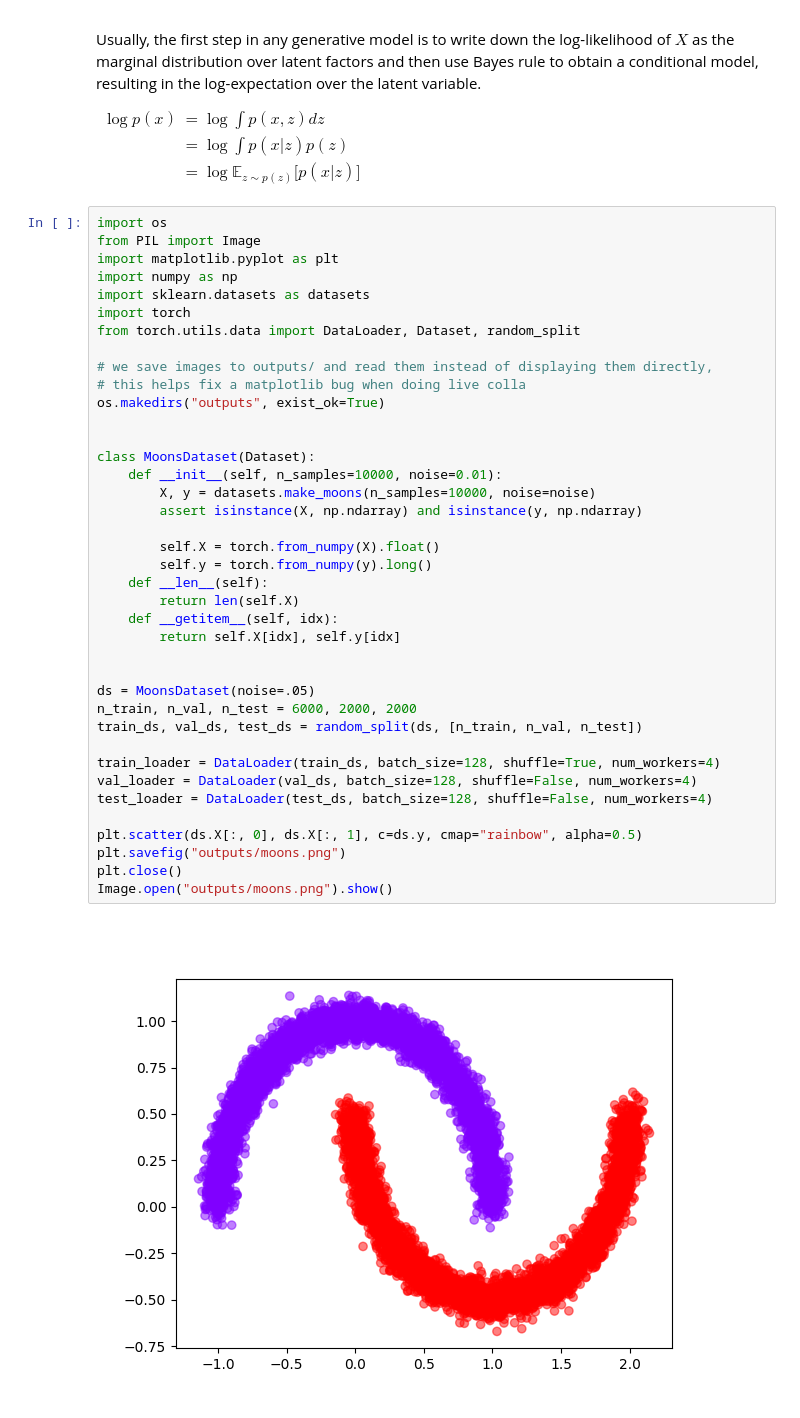
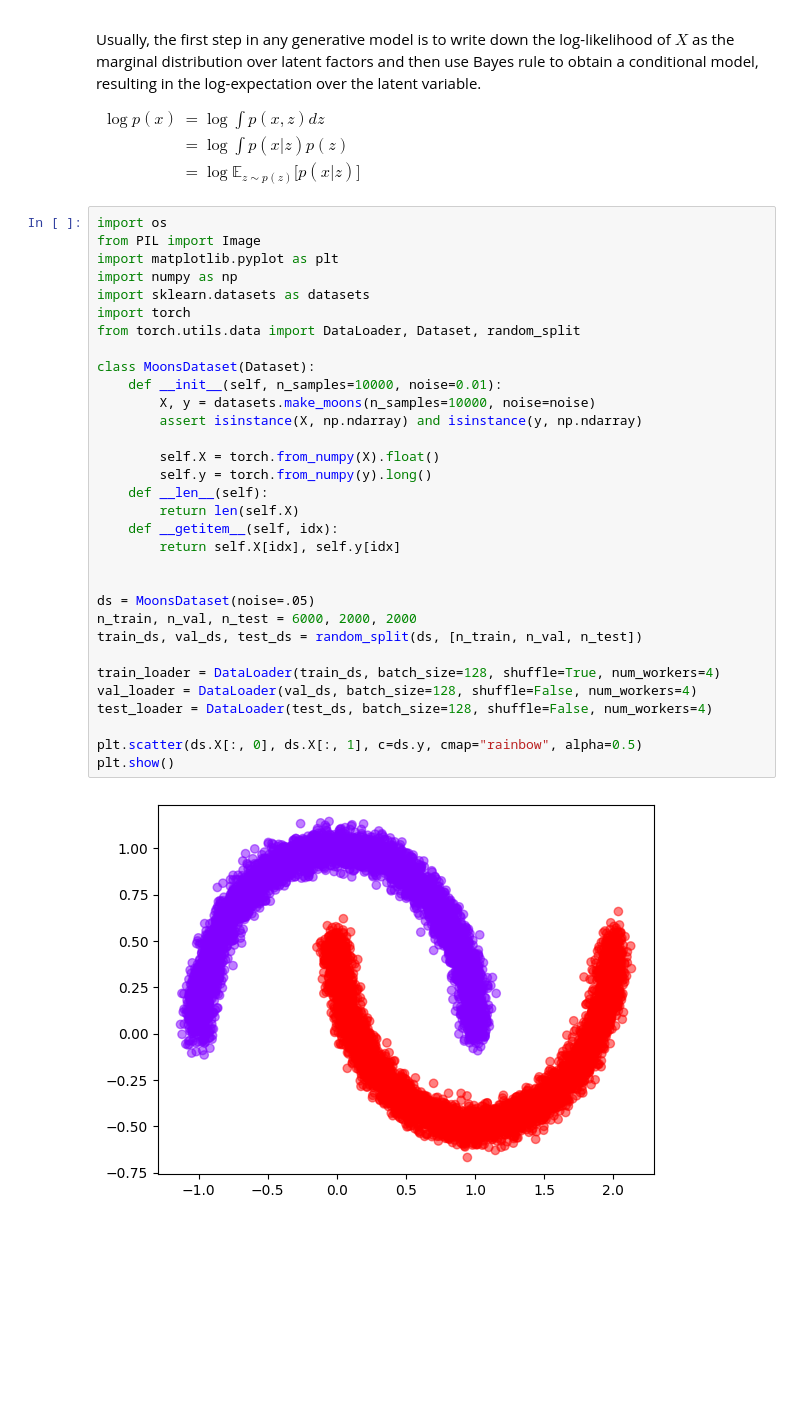
Before and after one commit to MiguelMonteiro/deep_latent_generative_models, a Jupyter notebook: teacher.ipynb, the cells around one changed output. Drawn from its saved outputs; the diff is of its cells as text; blank space fills up the shorter version.

```diff
--- a/teacher.ipynb
+++ b/teacher.ipynb
@@ -24,42 +24,35 @@ import os
 from PIL import Image
 import matplotlib.pyplot as plt
 import numpy as np
 import sklearn.datasets as datasets
 import torch
 from torch.utils.data import DataLoader, Dataset, random_split
-
-# we save images to outputs/ and read them instead of displaying them directly,
-# this helps fix a matplotlib bug when doing live colla
-os.makedirs("outputs", exist_ok=True)
-
 
 class MoonsDataset(Dataset):
     def __init__(self, n_samples=10000, noise=0.01):
         X, y = datasets.make_moons(n_samples=10000, noise=noise)
         assert isinstance(X, np.ndarray) and isinstance(y, np.ndarray)
 
         self.X = torch.from_numpy(X).float()
         self.y = torch.from_numpy(y).long()
     def __len__(self):
         return len(self.X)
     def __getitem__(self, idx):
         return self.X[idx], self.y[idx]
 
 
 ds = MoonsDataset(noise=.05)
 n_train, n_val, n_test = 6000, 2000, 2000
 train_ds, val_ds, test_ds = random_split(ds, [n_train, n_val, n_test])
 
 train_loader = DataLoader(train_ds, batch_size=128, shuffle=True, num_workers=4)
 val_loader = DataLoader(val_ds, batch_size=128, shuffle=False, num_workers=4)
 test_loader = DataLoader(test_ds, batch_size=128, shuffle=False, num_workers=4)
 
 plt.scatter(ds.X[:, 0], ds.X[:, 1], c=ds.y, cmap="rainbow", alpha=0.5)
-plt.savefig("outputs/moons.png")
-plt.close()
-Image.open("outputs/moons.png").show()
+plt.show()
 # %% [output]
-[figure, old version]
+[figure, new version]
 # %% [markdown]
 ## Monte-Carlo Expectation Maximisation
 
```
Also changed, not shown: parts of 5 cells of this notebook, 2 other files.
